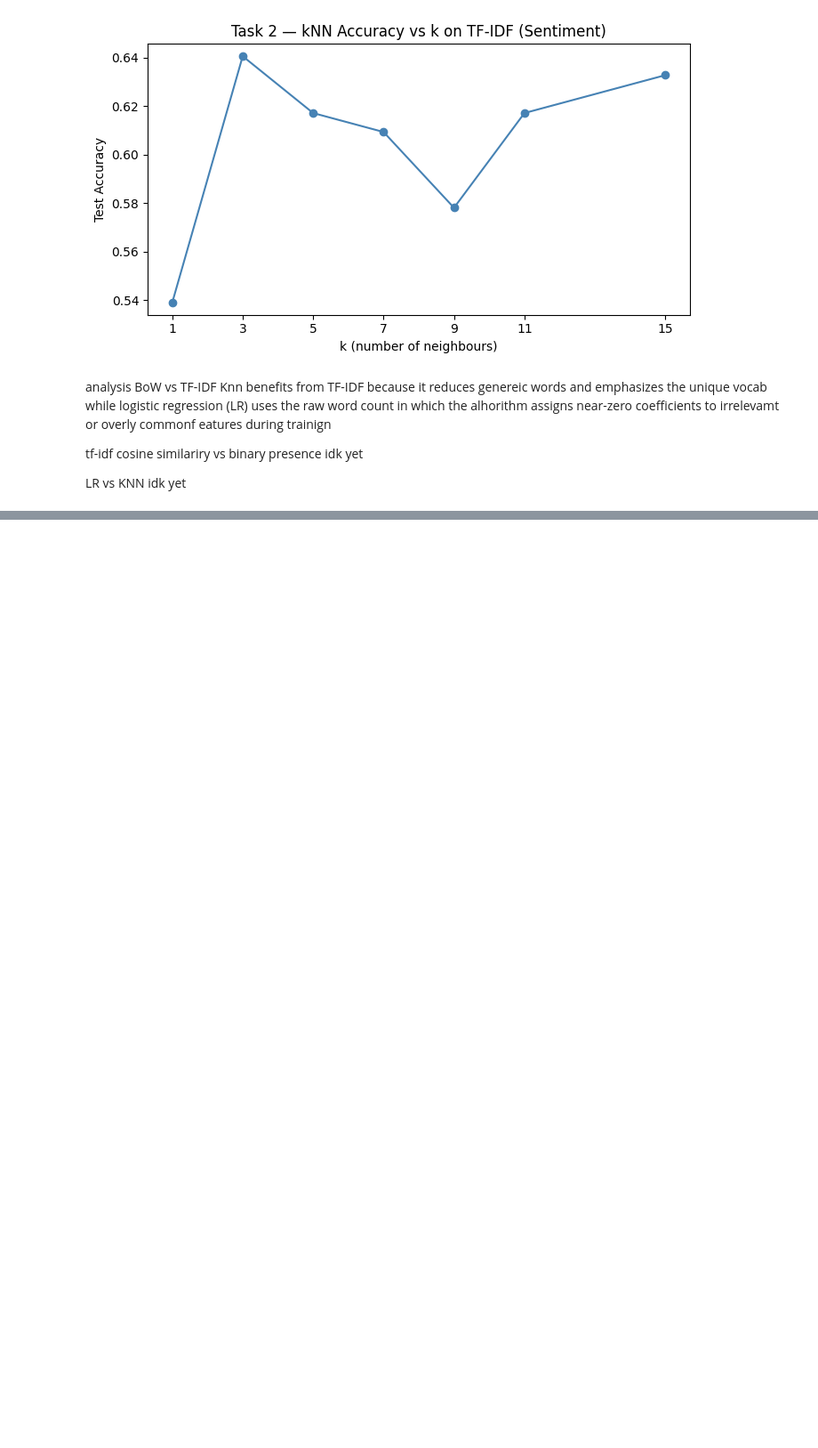
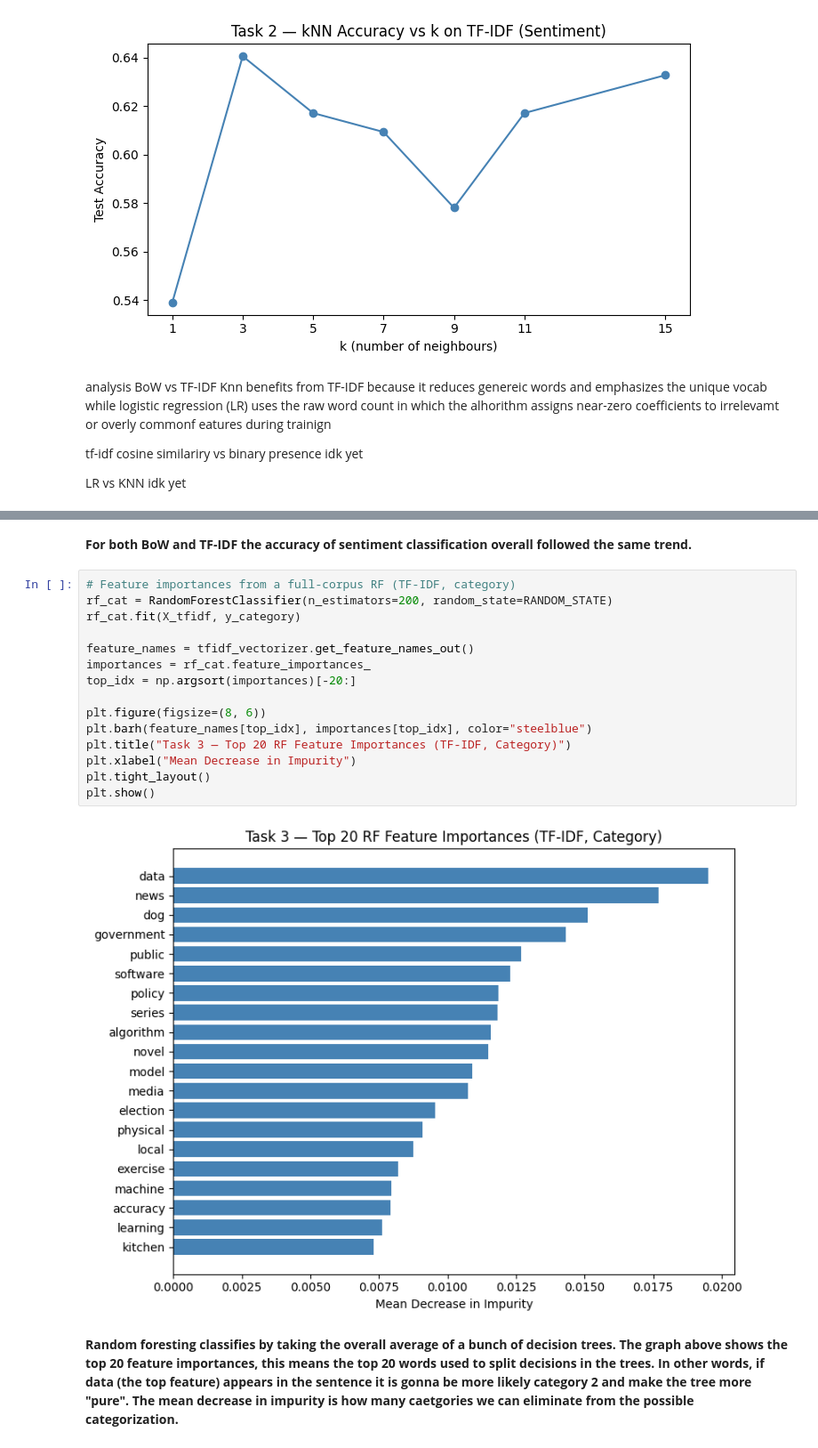
Before and after one commit to avamwilliams/105final, a Jupyter notebook: main.ipynb, the cells around one changed output, grey strips where cells are left out. Shown at 89% size. Saved outputs shown, nothing was run; the diff lists cells and outputs as text; blank space fills up the shorter version.

```diff
--- a/main.ipynb
+++ b/main.ipynb
@@ -413,0 +509,21 @@ idk yet
+# %% [markdown]
+**For both BoW and TF-IDF the accuracy of sentiment classification overall followed the same trend.**
+# %%
+# Feature importances from a full-corpus RF (TF-IDF, category)
+rf_cat = RandomForestClassifier(n_estimators=200, random_state=RANDOM_STATE)
+rf_cat.fit(X_tfidf, y_category)
+
+feature_names = tfidf_vectorizer.get_feature_names_out()
+importances = rf_cat.feature_importances_
+top_idx = np.argsort(importances)[-20:]
+
+plt.figure(figsize=(8, 6))
+plt.barh(feature_names[top_idx], importances[top_idx], color="steelblue")
+plt.title("Task 3 — Top 20 RF Feature Importances (TF-IDF, Category)")
+plt.xlabel("Mean Decrease in Impurity")
+plt.tight_layout()
+plt.show()
+# %% [output]
+[figure, added]
+# %% [markdown]
+**Random foresting classifies by taking the overall average of a bunch of decision trees. The graph above shows the top 20 feature importances, this means the top 20 words used to split decisions in the trees. In other words, if data (the top feature) appears in the sentence it is gonna be more likely category 2 and make the tree more "pure". The mean decrease in impurity is how many caetgories we can eliminate from the possible categorization.**
```
Also changed, not shown: parts of 6 cells of this notebook, 2 other files.
